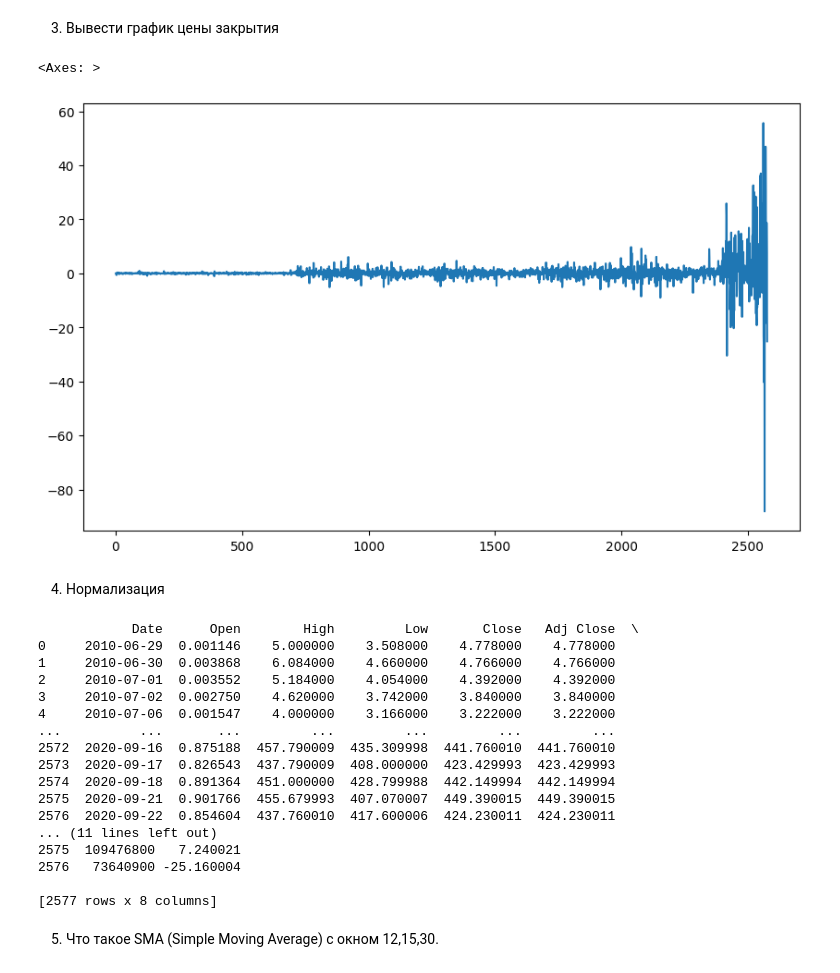
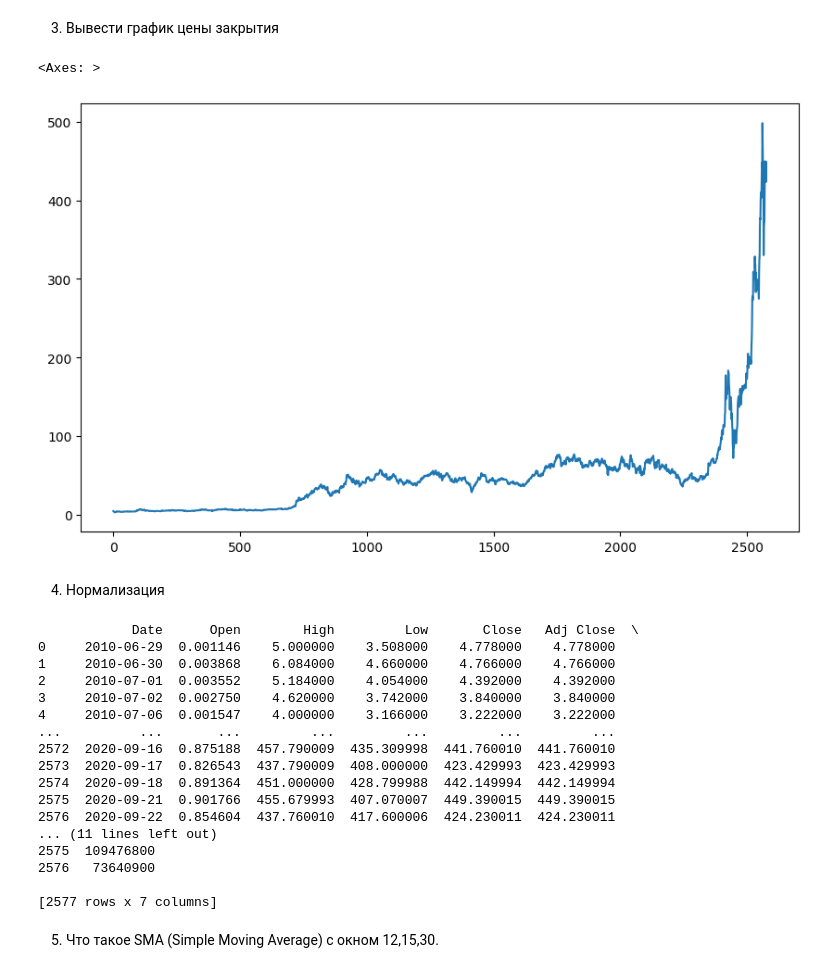
Before and after one commit to LobanovOleg/ML-System-Design, a Jupyter notebook: Laba2.ipynb, the cells around one changed output. Cells and saved outputs as stored; diff of their text form; code cells hidden in the pictures.

```diff
--- a/Laba2.ipynb
+++ b/Laba2.ipynb
@@ -60,11 +60,10 @@ print(mean)
 # %% [markdown]
 3. Вывести график цены закрытия
 # %%
-df['Graph'] = df.Close.sub(df.Close.shift())
-df['Graph'].plot(figsize=(10, 6))
+df['Adj Close'].plot(figsize=(10, 6))
 # %% [output]
 <Axes: >
-[figure, old version]
+[figure, new version]
 # %% [markdown]
 4. Нормализация
 # %%
@@ -91,10 +90,10 @@ print(df)
 2575  2020-09-21  0.901766  455.679993  407.070007  449.390015  449.390015
 2576  2020-09-22  0.854604  437.760010  417.600006  424.230011  424.230011
 ... (11 lines left out)
-2575  109476800   7.240021
-2576   73640900 -25.160004
+2575  109476800
+2576   73640900
 
-[2577 rows x 8 columns]
+[2577 rows x 7 columns]
 # %% [markdown]
 5. Что такое SMA (Simple Moving Average) с окном 12,15,30.
 # %% [markdown]
```
Also changed, not shown: parts of 1 cell of this notebook.
